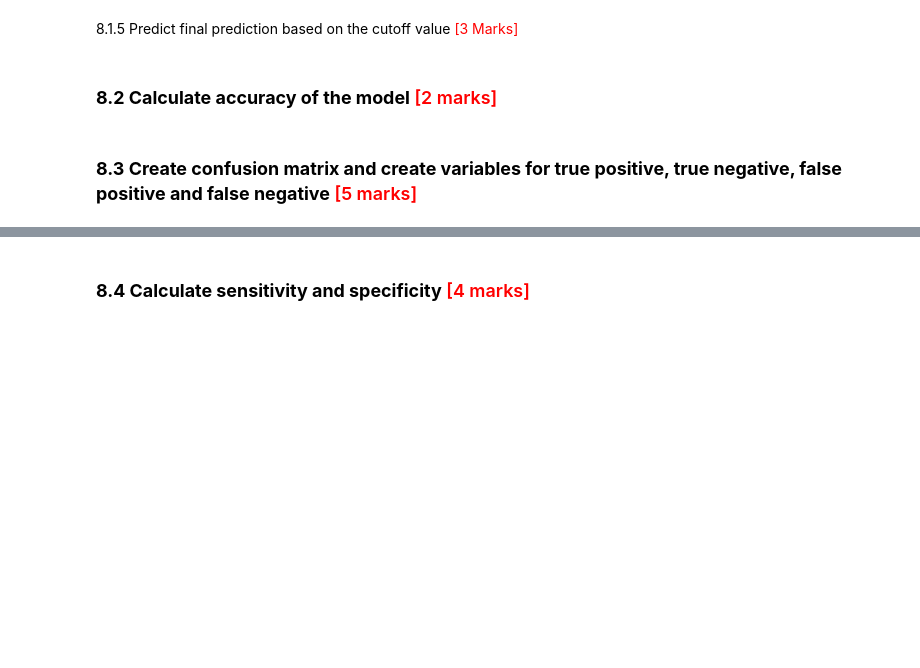
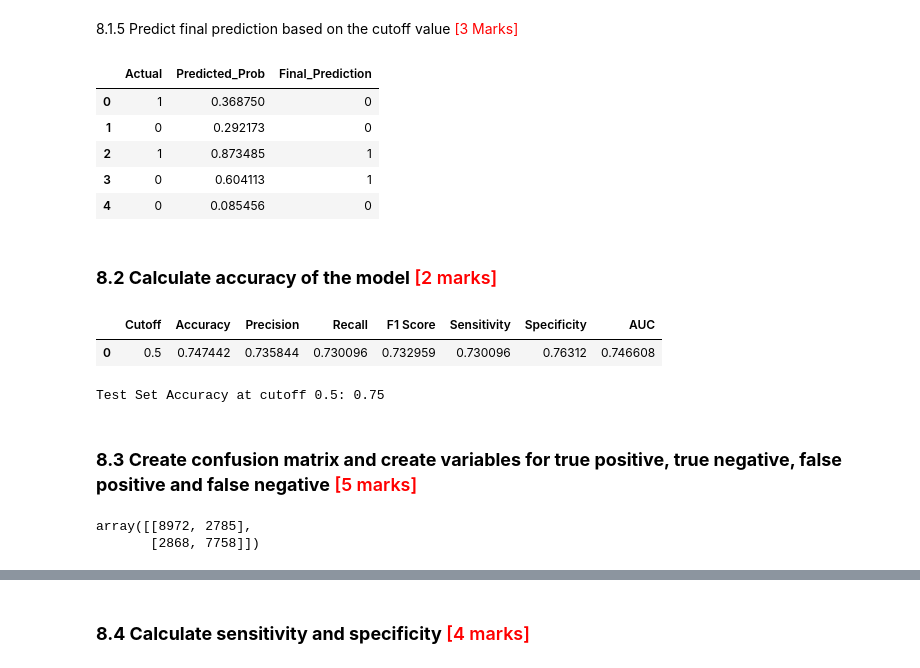
Before and after one commit to Aditi-Kulkarni-PA/04-02-ML-models-logistic-regression, a Jupyter notebook: notebooks/04-03-07 Predicting_Employee_Retention_Starter.ipynb, the cells around one changed output, grey strips where cells are left out. Cells and saved outputs as stored; diff of their text form; code cells hidden in the pictures; blank space fills up the shorter version.

```diff
--- a/notebooks/Predicting_Employee_Retention_Starter.ipynb
+++ b/notebooks/04-03-07 Predicting_Employee_Retention_Starter.ipynb
@@ -1687,5 +1714,6 @@ Use the model from the previous step to make predictions on the validation set w
 8.1.3 Make predictions over validation set <font color="red">[3 Marks]</font>
 # %%
 # Make predictions on the validation set and store it in the variable 'y_validation_pred'
-
+y_test_pred = log_model.predict_proba(X_test_rfe)[:, 1].ravel()
 # View predictions
+y_test_pred
@@ -1693,0 +1740,5 @@ Use the model from the previous step to make predictions on the validation set w
+# %%
+y_test = y_test.replace({"Stayed": 0, "Left": 1})
+y_test = y_test.rename("Attrition")
+y_test = y_test.astype(int)
+y_test.head()
@@ -1694,6 +1752,10 @@ Use the model from the previous step to make predictions on the validation set w
 # %%
 # Convert 'y_validation_pred' to a DataFrame 'predicted_probability'
+predicted_probability = pd.DataFrame(y_test_pred, columns=['Predicted_Prob']).reset_index(drop=True)
 
 # Convert 'y_validation' to DataFrame 'actual'
+actual = pd.DataFrame(y_test, columns=['Attrition']).reset_index(drop=True)
 
 # Remove index from both DataFrames 'actual' and 'predicted_probability' to append them side by side
+predicted_vs_actual = pd.concat([actual, predicted_probability], axis=1)
+predicted_vs_actual.head()
@@ -1700,8 +1769,18 @@ Use the model from the previous step to make predictions on the validation set w
 # %% [markdown]
 8.1.5 Predict final prediction based on the cutoff value <font color="red">[3 Marks]</font>
+# %%
+predicted_vs_actual.rename(columns={'Attrition': 'Actual'}, inplace=True)
 # %%
 # Make predictions on the validation set using the optimal cutoff and store it in a column 'final_prediction'
-
+predicted_vs_actual['Final_Prediction'] = (predicted_vs_actual['Predicted_Prob'] > optimal_cutoff_sens_spec).astype(int)
 # Check the DataFrame
+predicted_vs_actual.head()
+# %% [output]
+|  | Actual | Predicted_Prob | Final_Prediction |
+| 0 | 1 | 0.368750 | 0 |
+| 1 | 0 | 0.292173 | 0 |
+| 2 | 1 | 0.873485 | 1 |
+| 3 | 0 | 0.604113 | 1 |
+| 4 | 0 | 0.085456 | 0 |
 # %% [markdown]
 ### **8.2 Calculate accuracy of the model** <font color = red>[2 marks]</font>
@@ -1710,3 +1789,13 @@ Use the model from the previous step to make predictions on the validation set w
+# %%
+display(df_test_final_metrics)
+# %% [output]
+|  | Cutoff | Accuracy | Precision | Recall | F1 Score | Sensitivity | Specificity | AUC |
+| 0 | 0.5 | 0.747442 | 0.735844 | 0.730096 | 0.732959 | 0.730096 | 0.76312 | 0.746608 |
+# %%
+# Calculate the overall accuracy
+print(f"Test Set Accuracy at cutoff {optimal_cutoff_sens_spec}: {df_test_final_metrics['Accuracy'].values[0]:.2f}")
+# %% [output]
+Test Set Accuracy at cutoff 0.5: 0.75
 # %% [markdown]
 ### **8.3 Create confusion matrix and create variables for true positive, true negative, false positive and false negative** <font color = red>[5 marks]</font>
 # %%
@@ -1713,0 +1804,5 @@ Use the model from the previous step to make predictions on the validation set w
+# %%
+cm_test_matrix
+# %% [output]
+array([[8972, 2785],
+       [2868, 7758]])
```
Also changed, not shown: parts of 38 cells of this notebook, 3 other files.
